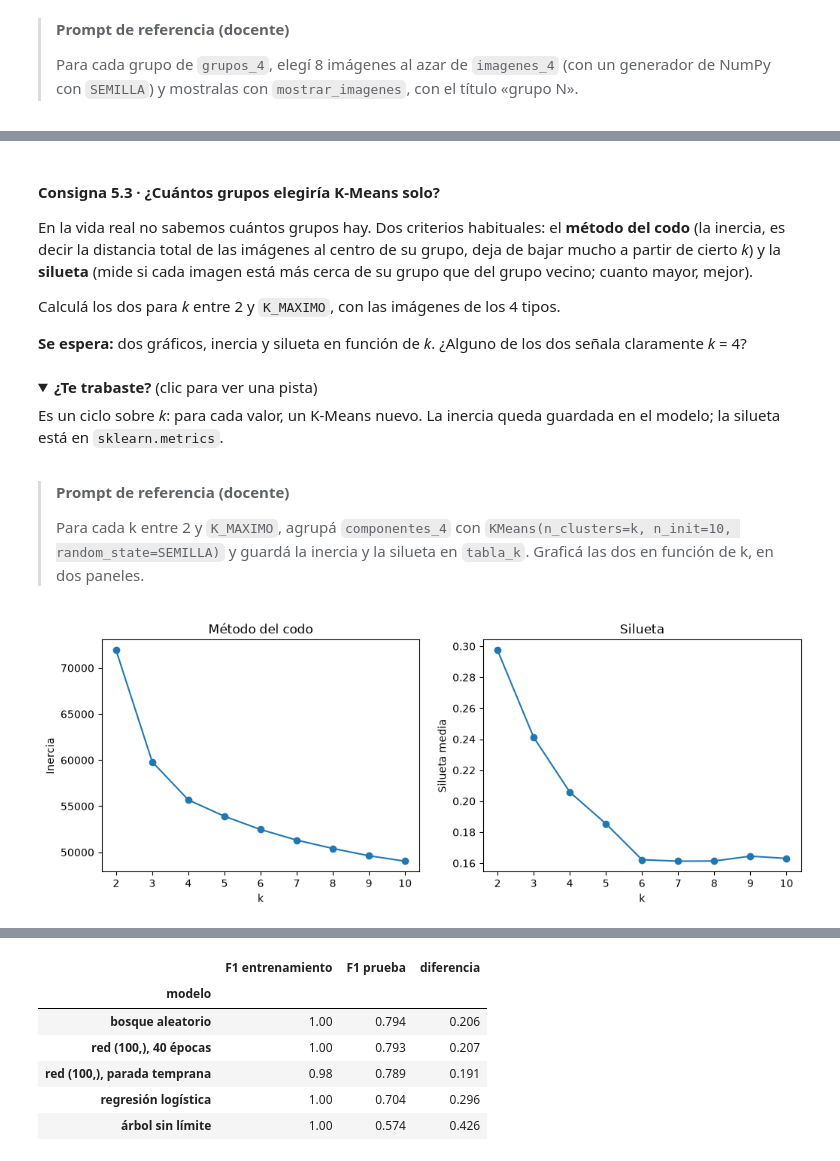
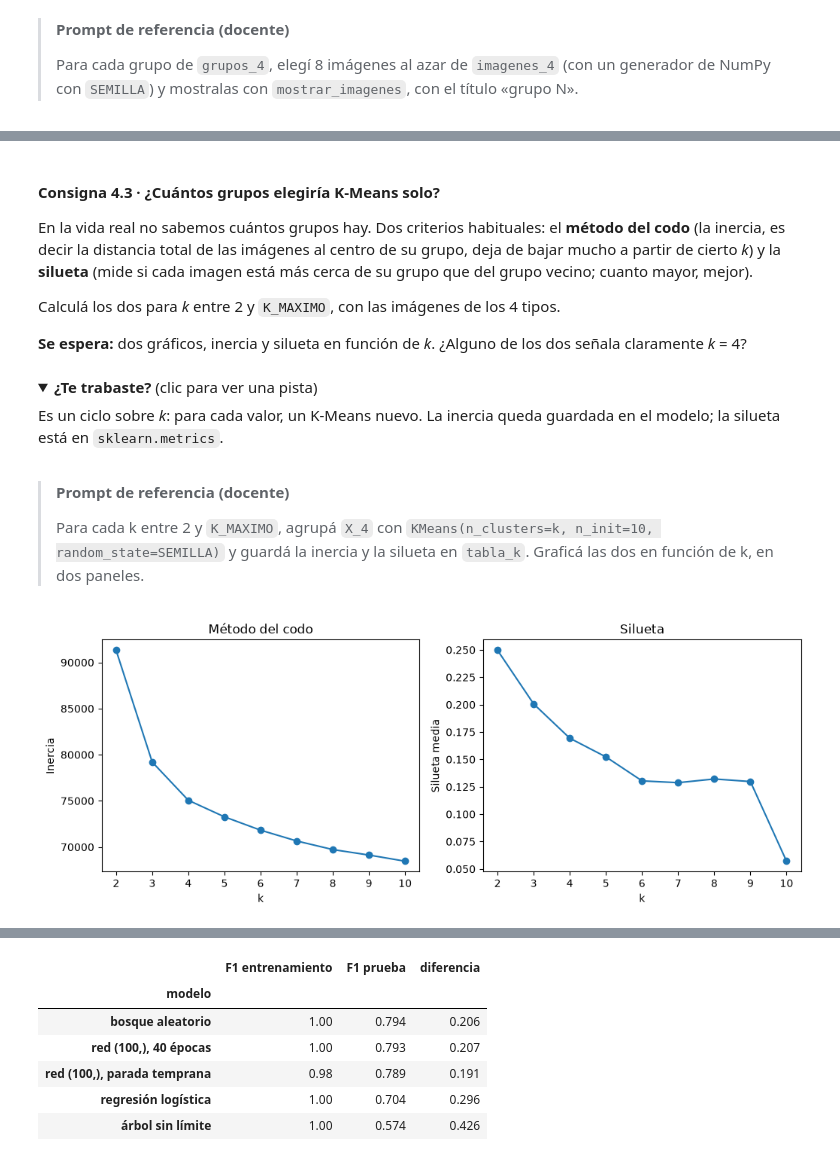
Before and after one commit to mberdakin/ai-data-analysis-workshop-chemistry, a Jupyter notebook: modulo-8/resuelto.ipynb, the cells around one changed output, grey strips where cells are left out. Saved outputs shown, nothing was run; the diff lists cells and outputs as text; code cells hidden in the pictures; folded sections open.

Commit message:
Acorta el módulo 8: quita los tiempos, la ablación y K-Means con 8 tipos; PCA pasa a optativo

```diff
--- a/modulo-8/resuelto.ipynb
+++ b/modulo-8/resuelto.ipynb
@@ -821,12 +686,0 @@ Se pueden encadenar los pasos en un *pipeline*: primero PCA con la cantidad de c
-# %%
-filas = [
-    {"versión": "color, 2352 columnas", "F1 prueba": f1_color},
-    {"versión": "gris, 784 columnas", "F1 prueba": f1_gris},
-]
-for k in COMPONENTES:
-    modelo_pca = make_pipeline(PCA(n_components=k, random_state=SEMILLA), StandardScaler(),
-                               LogisticRegression(max_iter=1000)).fit(X_entr, y_entr)
-    filas.append({"versión": f"color, {k} componentes principales",
-                  "F1 prueba": f1_score(y_prueba, modelo_pca.predict(X_prueba), average="macro")})
-tabla_ablacion = pd.DataFrame(filas).set_index("versión")
-tabla_ablacion.round(3)
@@ -931,5 +788,5 @@ mostrar_imagenes(seleccion, titulos, titulo_figura="Ocho imágenes de cada grupo
 # %% [markdown]
-#### Consigna 5.3 · ¿Cuántos grupos elegiría K-Means solo?
+#### Consigna 4.3 · ¿Cuántos grupos elegiría K-Means solo?
 
 En la vida real no sabemos cuántos grupos hay. Dos criterios habituales: el **método del codo** (la inercia, es decir la distancia total de las imágenes al centro de su grupo, deja de bajar mucho a partir de cierto *k*) y la **silueta** (mide si cada imagen está más cerca de su grupo que del grupo vecino; cuanto mayor, mejor).
 
@@ -946,19 +803,19 @@ Es un ciclo sobre *k*: para cada valor, un K-Means nuevo. La inercia queda guard
 # %% [markdown]
 > **Prompt de referencia (docente)**
 >
-> Para cada k entre 2 y `K_MAXIMO`, agrupá `componentes_4` con `KMeans(n_clusters=k, n_init=10, random_state=SEMILLA)` y guardá la inercia y la silueta en `tabla_k`. Graficá las dos en función de k, en dos paneles.
+> Para cada k entre 2 y `K_MAXIMO`, agrupá `X_4` con `KMeans(n_clusters=k, n_init=10, random_state=SEMILLA)` y guardá la inercia y la silueta en `tabla_k`. Graficá las dos en función de k, en dos paneles.
 # %%
 filas = []
 for k in range(2, K_MAXIMO + 1):
-    kmeans = KMeans(n_clusters=k, n_init=10, random_state=SEMILLA).fit(componentes_4)
-    filas.append({"k": k, "inercia": kmeans.inertia_, "silueta": silhouette_score(componentes_4, kmeans.labels_)})
+    kmeans = KMeans(n_clusters=k, n_init=10, random_state=SEMILLA).fit(X_4)
+    filas.append({"k": k, "inercia": kmeans.inertia_, "silueta": silhouette_score(X_4, kmeans.labels_)})
 tabla_k = pd.DataFrame(filas).set_index("k")
 
 fig, ejes = plt.subplots(1, 2, figsize=(12, 4))
 ejes[0].plot(tabla_k.index, tabla_k["inercia"], "o-")
 ejes[0].set(title="Método del codo", xlabel="k", ylabel="Inercia")
 ejes[1].plot(tabla_k.index, tabla_k["silueta"], "o-")
 ejes[1].set(title="Silueta", xlabel="k", ylabel="Silueta media")
 plt.show()
 # %% [output]
-[figure, old version]
+[figure, new version]
```
Also changed, not shown: parts of 59 cells of this notebook, 1 other file.
